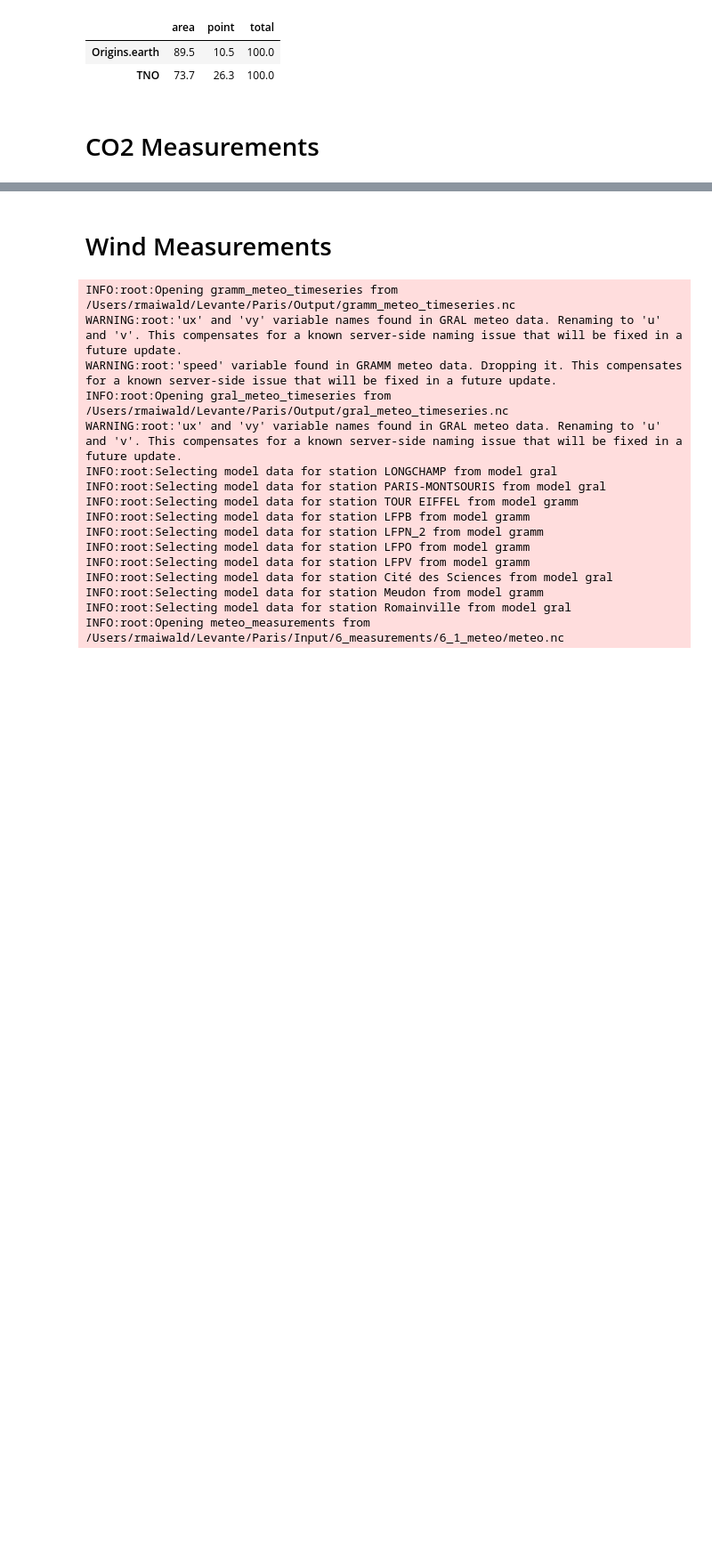
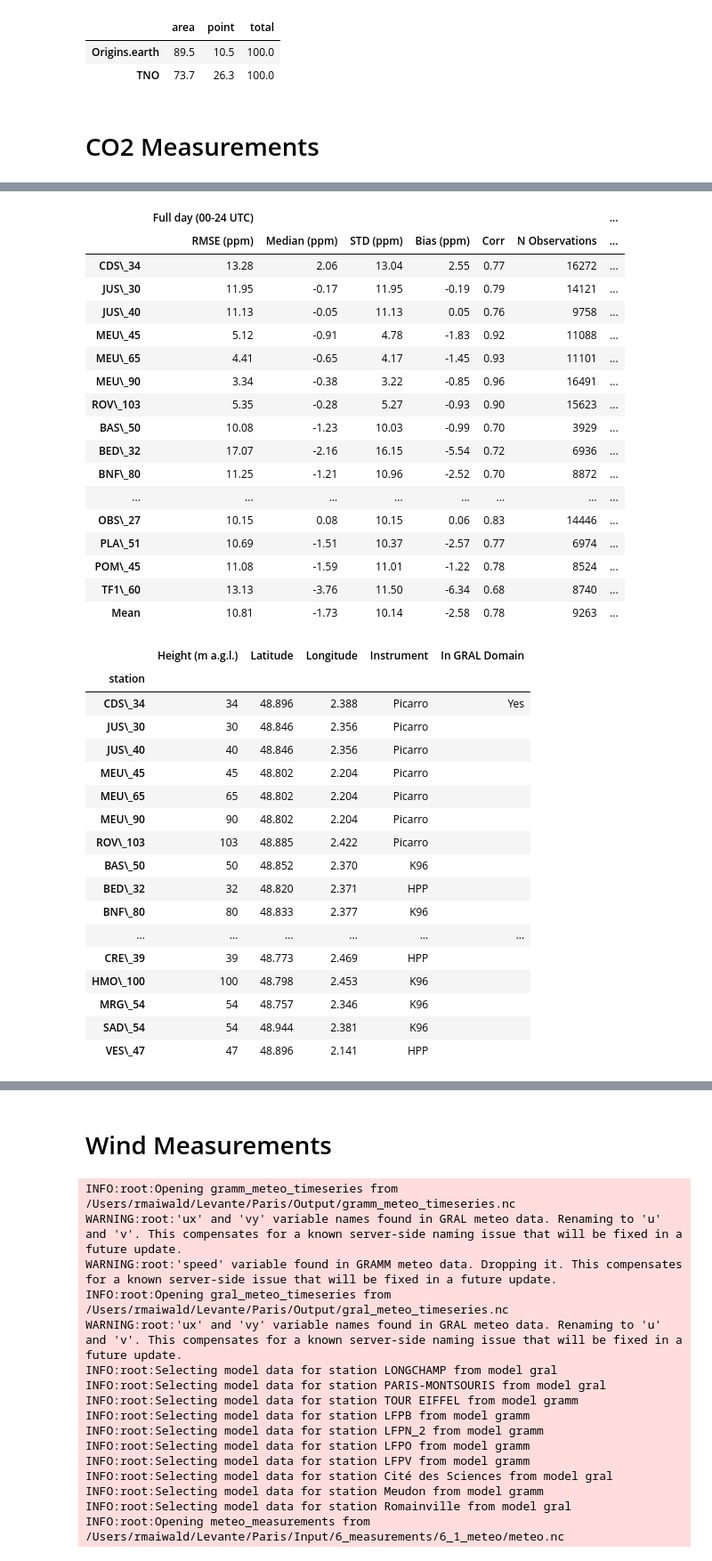
Before and after one commit to ATMO-IUP-UHEI/paris_2025, a Jupyter notebook: scripts/create_tables.ipynb, the cells around one changed output, grey strips where cells are left out. Shown at 89% size. Drawn from its saved outputs; the diff is of its cells as text; code cells hidden in the pictures; blank space fills up the shorter version.

```diff
--- a/scripts/create_tables.ipynb
+++ b/scripts/create_tables.ipynb
@@ -182,6 +139,17 @@ def create_analysis_table(model, measurements, background):
 # %%
 combined, _ = p.plotting._loaders.load_combined_data()
-co2 = ggp.load("co2_measurements", CONFIG).co2
+co2 = ggp.load("co2_measurements", CONFIG).co2.sel(time=slice("2023", "2024")).load()
+
+
+combined = combined.sortby(
+    [~combined.in_gral_domain, "type", "station"],
+    ascending=True,
+)
+
+co2 = co2.sortby(
+    [~co2.in_gral_domain, "type", "station"],
+    ascending=True,
+)
 # %% [output]
 INFO:root:Opening co2_measurements from /Users/rmaiwald/Levante/Paris/Input/6_measurements/6_2_tracers/co2.nc
 INFO:root:Opening concentration_timeseries from /Users/rmaiwald/Levante/Paris/Output/concentration_timeseries.nc
@@ -317,0 +311,40 @@ VES\_47 & 47 & 48.90 & 2.14 & HPP & False & 13058 (74.4\%) & NaN & NaN \\
+# %%
+display(analysis_df)
+display(location_df)
+# %% [output]
+|  | Full day (00-24 UTC) |  |  |  |  |  | ... |
+|  | RMSE (ppm) | Median (ppm) | STD (ppm) | Bias (ppm) | Corr | N Observations | ... |
+| CDS\_34 | 13.28 | 2.06 | 13.04 | 2.55 | 0.77 | 16272 | ... |
+| JUS\_30 | 11.95 | -0.17 | 11.95 | -0.19 | 0.79 | 14121 | ... |
+| JUS\_40 | 11.13 | -0.05 | 11.13 | 0.05 | 0.76 | 9758 | ... |
+| MEU\_45 | 5.12 | -0.91 | 4.78 | -1.83 | 0.92 | 11088 | ... |
+| MEU\_65 | 4.41 | -0.65 | 4.17 | -1.45 | 0.93 | 11101 | ... |
+| MEU\_90 | 3.34 | -0.38 | 3.22 | -0.85 | 0.96 | 16491 | ... |
+| ROV\_103 | 5.35 | -0.28 | 5.27 | -0.93 | 0.90 | 15623 | ... |
+| BAS\_50 | 10.08 | -1.23 | 10.03 | -0.99 | 0.70 | 3929 | ... |
+| BED\_32 | 17.07 | -2.16 | 16.15 | -5.54 | 0.72 | 6936 | ... |
+| BNF\_80 | 11.25 | -1.21 | 10.96 | -2.52 | 0.70 | 8872 | ... |
+| ... | ... | ... | ... | ... | ... | ... | ... |
+| OBS\_27 | 10.15 | 0.08 | 10.15 | 0.06 | 0.83 | 14446 | ... |
+| PLA\_51 | 10.69 | -1.51 | 10.37 | -2.57 | 0.77 | 6974 | ... |
+| POM\_45 | 11.08 | -1.59 | 11.01 | -1.22 | 0.78 | 8524 | ... |
+| TF1\_60 | 13.13 | -3.76 | 11.50 | -6.34 | 0.68 | 8740 | ... |
+| Mean | 10.81 | -1.73 | 10.14 | -2.58 | 0.78 | 9263 | ... |
+|  | Height (m a.g.l.) | Latitude | Longitude | Instrument | In GRAL Domain |
+| station |  |  |  |  |  |
+| CDS\_34 | 34 | 48.896 | 2.388 | Picarro | Yes |
+| JUS\_30 | 30 | 48.846 | 2.356 | Picarro |  |
+| JUS\_40 | 40 | 48.846 | 2.356 | Picarro |  |
+| MEU\_45 | 45 | 48.802 | 2.204 | Picarro |  |
+| MEU\_65 | 65 | 48.802 | 2.204 | Picarro |  |
+| MEU\_90 | 90 | 48.802 | 2.204 | Picarro |  |
+| ROV\_103 | 103 | 48.885 | 2.422 | Picarro |  |
+| BAS\_50 | 50 | 48.852 | 2.370 | K96 |  |
+| BED\_32 | 32 | 48.820 | 2.371 | HPP |  |
+| BNF\_80 | 80 | 48.833 | 2.377 | K96 |  |
+| ... | ... | ... | ... | ... | ... |
+| CRE\_39 | 39 | 48.773 | 2.469 | HPP |  |
+| HMO\_100 | 100 | 48.798 | 2.453 | K96 |  |
+| MRG\_54 | 54 | 48.757 | 2.346 | K96 |  |
+| SAD\_54 | 54 | 48.944 | 2.381 | K96 |  |
+| VES\_47 | 47 | 48.896 | 2.141 | HPP |  |
```
Also changed, not shown: parts of 19 cells of this notebook.
